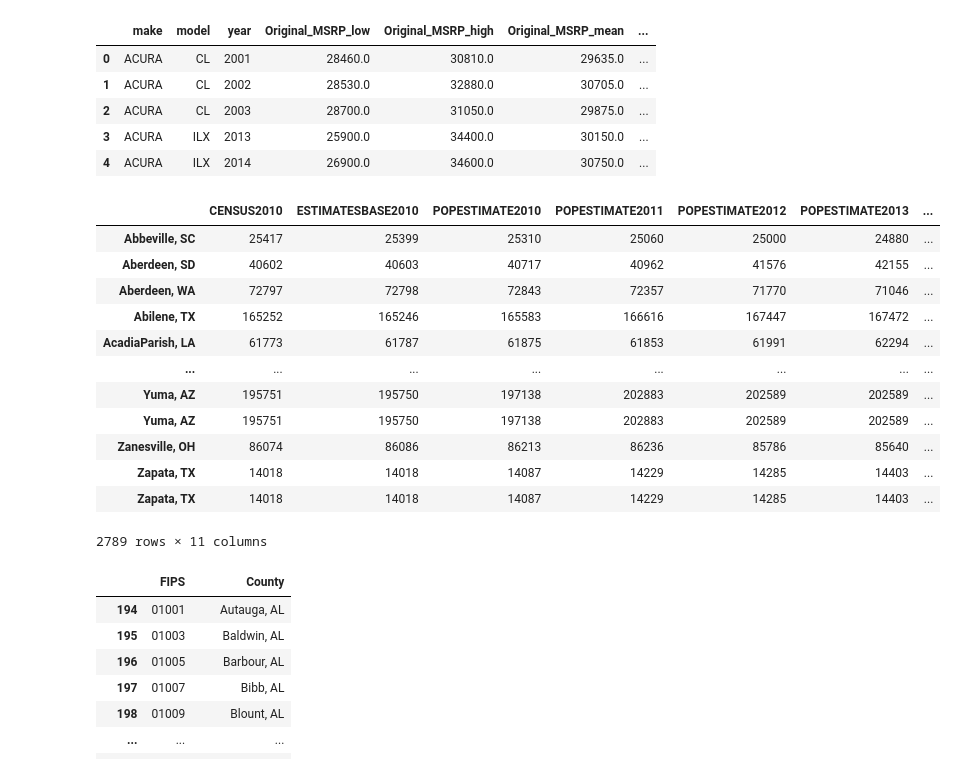
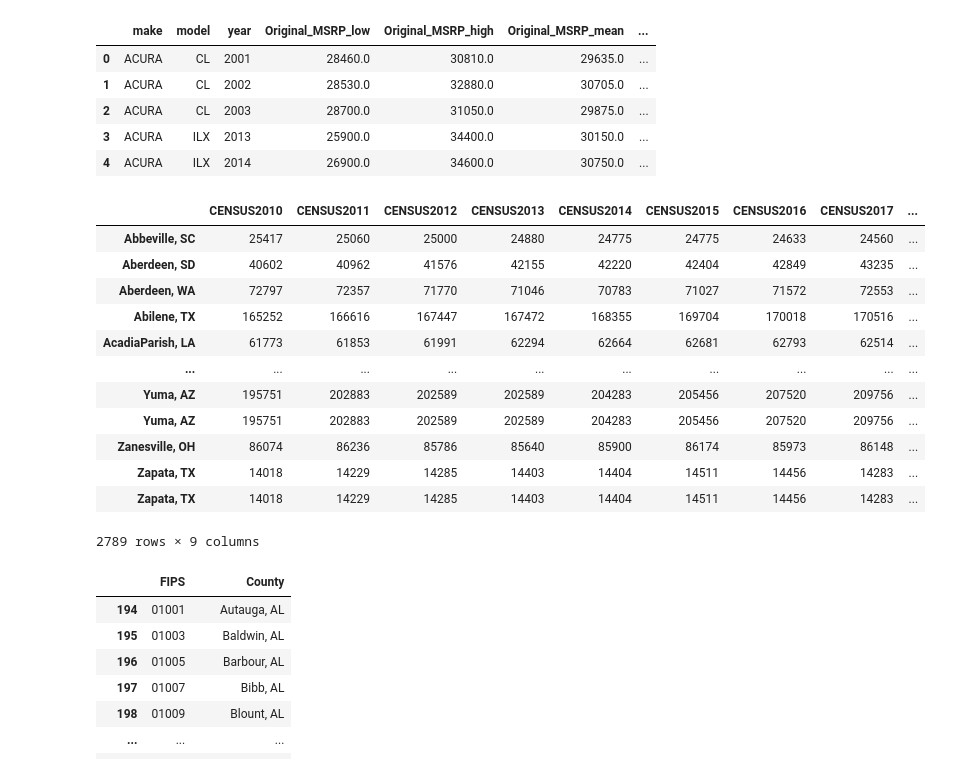
Before and after one commit to erv4gen/Research-Salvage-Autos, a Jupyter notebook: Structure-Demographics-County.ipynb, the cells around one changed output. Drawn from its saved outputs; the diff is of its cells as text; code cells hidden in the pictures.

```diff
--- a/Structure-Demographics-County.ipynb
+++ b/Structure-Demographics-County.ipynb
@@ -197,27 +197,29 @@ carfax.to_csv(path_to_carfax)
 # %%
 #population data
 path_to_pop = path_to_csv + 'US-Population\\cbsa-est2018-alldata.xlsx'
 pop = pd.read_excel(path_to_pop,sheet_name=1#,index_col=0
                      )
 pop['NAME'] =pop['NAME'].str.strip()
-pop = pop.set_index('NAME').rename({'CENSUS2010POP': 'CENSUS2010'},axis=1)
-# pop.columns =
+pop = (pop.set_index('NAME').rename({'CENSUS2010POP': 'CENSUS2010'},axis=1)
+        .drop(['ESTIMATESBASE2010','POPESTIMATE2010'],axis=1)
+        )
+pop.columns = [col.replace('POPESTIMATE','CENSUS') for col in pop.columns]
 pop.index = [', '.join(ind.replace('County','').replace(' ','').strip().split(',')) for ind in pop.index]
 pop.sort_index()
 # %% [output]
-|  | CENSUS2010 | ESTIMATESBASE2010 | POPESTIMATE2010 | POPESTIMATE2011 | POPESTIMATE2012 | POPESTIMATE2013 | ... |
-| Abbeville, SC | 25417 | 25399 | 25310 | 25060 | 25000 | 24880 | ... |
-| Aberdeen, SD | 40602 | 40603 | 40717 | 40962 | 41576 | 42155 | ... |
-| Aberdeen, WA | 72797 | 72798 | 72843 | 72357 | 71770 | 71046 | ... |
-| Abilene, TX | 165252 | 165246 | 165583 | 166616 | 167447 | 167472 | ... |
-| AcadiaParish, LA | 61773 | 61787 | 61875 | 61853 | 61991 | 62294 | ... |
-| ... | ... | ... | ... | ... | ... | ... | ... |
-| Yuma, AZ | 195751 | 195750 | 197138 | 202883 | 202589 | 202589 | ... |
-| Yuma, AZ | 195751 | 195750 | 197138 | 202883 | 202589 | 202589 | ... |
-| Zanesville, OH | 86074 | 86086 | 86213 | 86236 | 85786 | 85640 | ... |
-| Zapata, TX | 14018 | 14018 | 14087 | 14229 | 14285 | 14403 | ... |
-| Zapata, TX | 14018 | 14018 | 14087 | 14229 | 14285 | 14403 | ... |
+|  | CENSUS2010 | CENSUS2011 | CENSUS2012 | CENSUS2013 | CENSUS2014 | CENSUS2015 | CENSUS2016 | CENSUS2017 | ... |
+| Abbeville, SC | 25417 | 25060 | 25000 | 24880 | 24775 | 24775 | 24633 | 24560 | ... |
+| Aberdeen, SD | 40602 | 40962 | 41576 | 42155 | 42220 | 42404 | 42849 | 43235 | ... |
+| Aberdeen, WA | 72797 | 72357 | 71770 | 71046 | 70783 | 71027 | 71572 | 72553 | ... |
+| Abilene, TX | 165252 | 166616 | 167447 | 167472 | 168355 | 169704 | 170018 | 170516 | ... |
+| AcadiaParish, LA | 61773 | 61853 | 61991 | 62294 | 62664 | 62681 | 62793 | 62514 | ... |
+| ... | ... | ... | ... | ... | ... | ... | ... | ... | ... |
+| Yuma, AZ | 195751 | 202883 | 202589 | 202589 | 204283 | 205456 | 207520 | 209756 | ... |
+| Yuma, AZ | 195751 | 202883 | 202589 | 202589 | 204283 | 205456 | 207520 | 209756 | ... |
+| Zanesville, OH | 86074 | 86236 | 85786 | 85640 | 85900 | 86174 | 85973 | 86148 | ... |
+| Zapata, TX | 14018 | 14229 | 14285 | 14403 | 14404 | 14511 | 14456 | 14283 | ... |
+| Zapata, TX | 14018 | 14229 | 14285 | 14403 | 14404 | 14511 | 14456 | 14283 | ... |
-2789 rows × 11 columns
+2789 rows × 9 columns
 # %%
 #fibs codes
 path_to_c_codes = path_to_csv +'Us-zipcodes\\fips_codes_website.xls'
```
Also changed, not shown: parts of 2 cells of this notebook, 1 other file.
